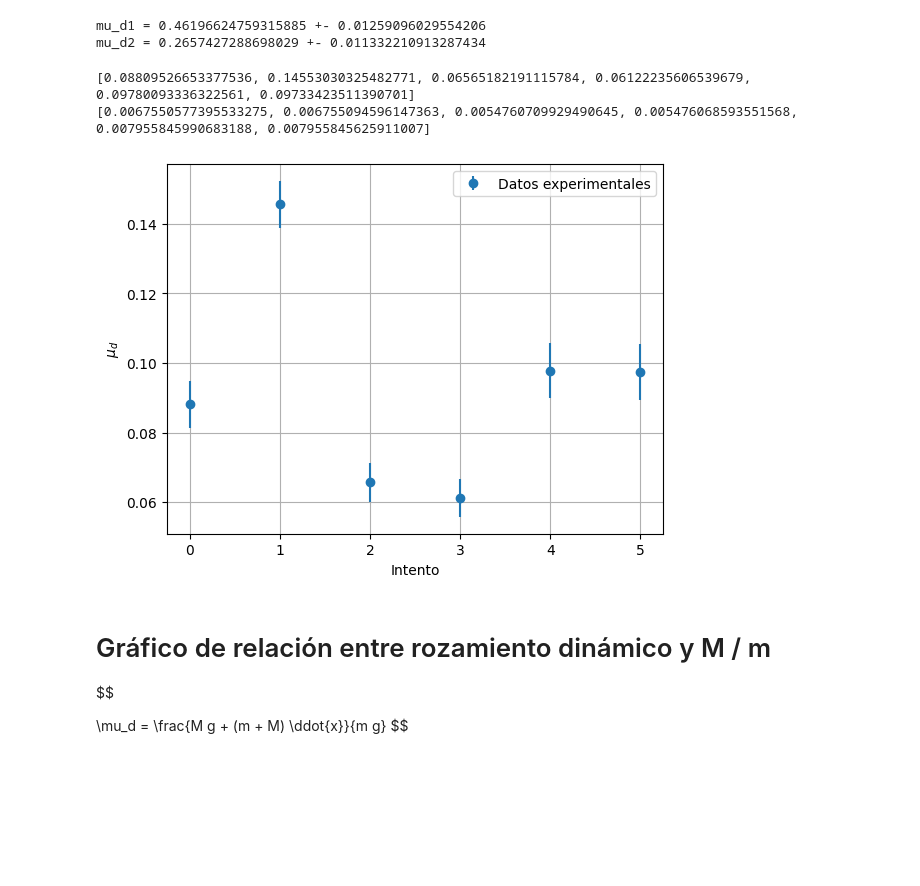
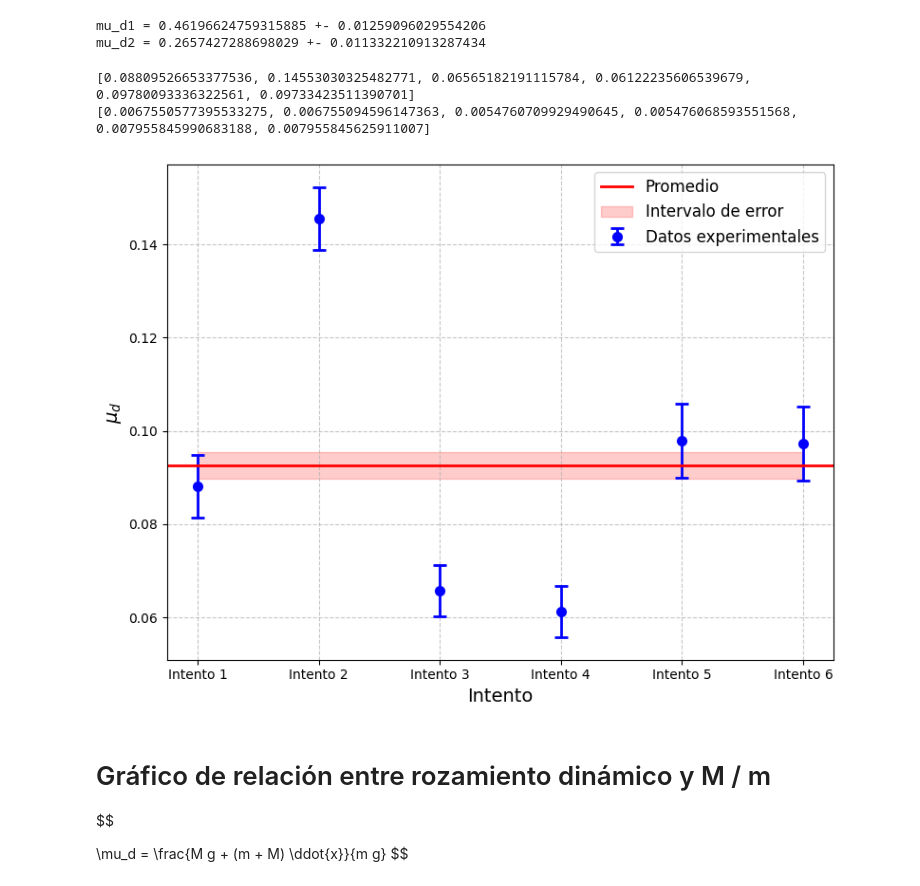
Before and after one commit to FacuVCanale/TP1-FISICA, a Jupyter notebook: mu_d_aproximation.ipynb, the cells around one changed output. Saved outputs shown, nothing was run; the diff lists cells and outputs as text; code cells hidden in the pictures; blank space fills up the shorter version.

```diff
--- a/mu_d_aproximation.ipynb
+++ b/mu_d_aproximation.ipynb
@@ -95,3 +77,31 @@ def plot_mus_d_with_error_bar(mus_d, sigmas_mus_d):
+# %%
+
+def plot_mus_d_with_error_bar(mus_d, sigmas_mus_d, mean, error):
+    fig, ax = plt.subplots(figsize=(8, 6))
+
+    # Plot the data points with error bars
+    ax.errorbar(range(len(mus_d)), mus_d, yerr=sigmas_mus_d, fmt='o', color='blue', capsize=5, elinewidth=2, markeredgewidth=2, label='Datos experimentales')
+
+    # Plot the mean line in red
+    ax.axhline(mean, color='red', linewidth=2, label='Promedio')
+
+    # Plot the error bounds using fill_between
+    ax.fill_between(range(len(mus_d)), mean - error, mean + error, color='red', alpha=0.2, label='Intervalo de error')
+
+    # Customize the x-axis to show integer ticks for each measurement
+    ax.set_xticks(range(len(mus_d)))
+    ax.set_xticklabels([f'Intento {i+1}' for i in range(len(mus_d))])
+
+    # Customize labels and title
+    ax.set_xlabel('Intento', fontsize=14)
+    ax.set_ylabel('$\mu_d$', fontsize=14)
+
+    # Add legend
+    ax.legend(fontsize=12)
+
+    # Show the plot
+    plt.tight_layout()
+    plt.show()
 # %%
 import pandas as pd
 from scipy.optimize import curve_fit
@@ -154,35 +164,38 @@ mus_d = []
 errors_mu_d = []
 
 for dataset in datasets:
     for i in range(1,3):
         data = pd.read_csv(dataset["file"])
         data = format_pd(data, i)
         M, m = dataset["M"], dataset["m"]
         # se lo sacó copilot del orto
         tiempo = data["t"].values
         posicion = distancia(data["x"].values)
         errores = sigma_d(data["x"].values)
 
         # Fit the quadratic model to the data
         popt, pcov = curve_fit(modelo_cuadratico, tiempo, posicion, sigma=errores, absolute_sigma=True)
 
         # Extract the fitted parameters and their uncertainties
         a, _, _ = popt
         error_a = np.sqrt(np.diag(pcov))[0]
 
         mu = (M * g) + ( m + M ) * a / (m * g)
         error_mu = get_error_mu_d(M, m, a, 1, 1, error_a)
         mus_d.append(mu)
         errors_mu_d.append(error_mu)
 
 print(mus_d)
 print(errors_mu_d)
 
-plot_mus_d_with_error_bar(mus_d, errors_mu_d)
+mean = np.mean(mus_d)
+overall_error = np.sqrt(np.sum(np.array(errors_mu_d) ** 2)) / len(errors_mu_d)
+
+plot_mus_d_with_error_bar(mus_d, errors_mu_d, mean, overall_error)
 # %% [output]
 [0.08809526653377536, 0.14553030325482771, 0.06565182191115784, 0.06122235606539679, 0.09780093336322561, 0.09733423511390701]
 [0.0067550577395533275, 0.006755094596147363, 0.0054760709929490645, 0.005476068593551568, 0.007955845990683188, 0.007955845625911007]
-[figure, old version]
+[figure, new version]
 # %% [markdown]
 # Gráfico de relación entre rozamiento dinámico y M / m
 
```
Also changed, not shown: parts of 2 cells of this notebook, 7 other files.
